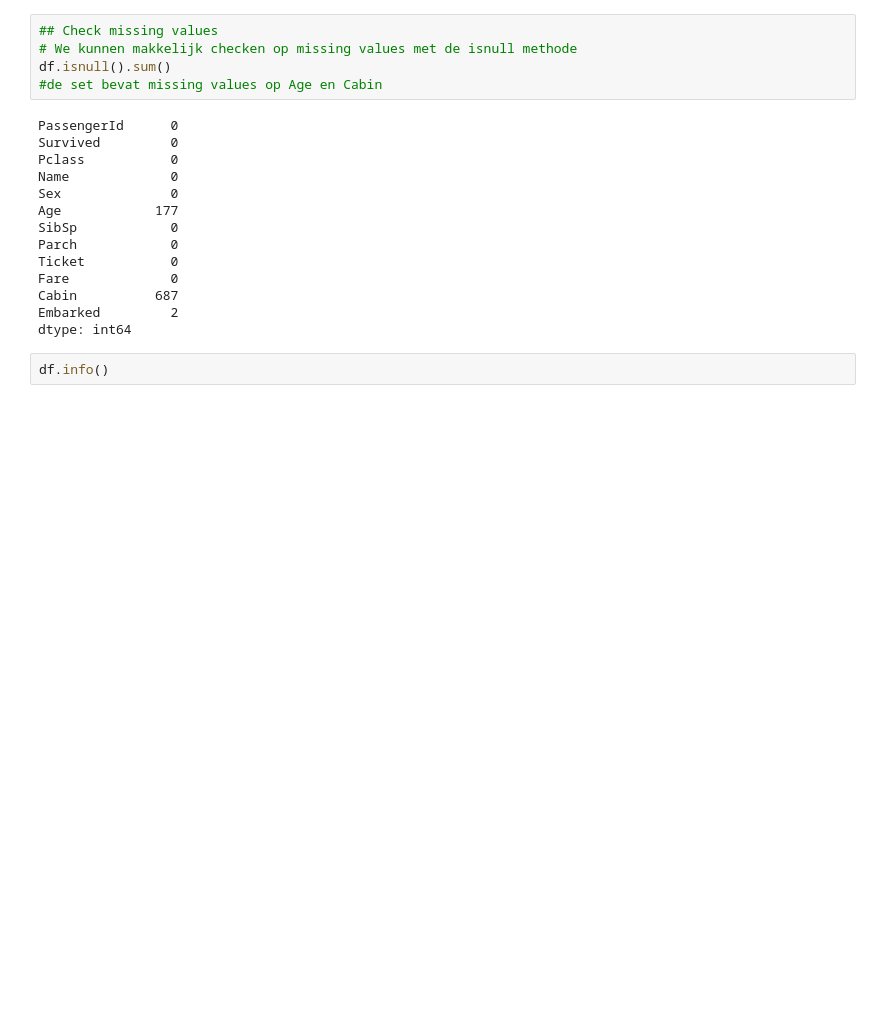
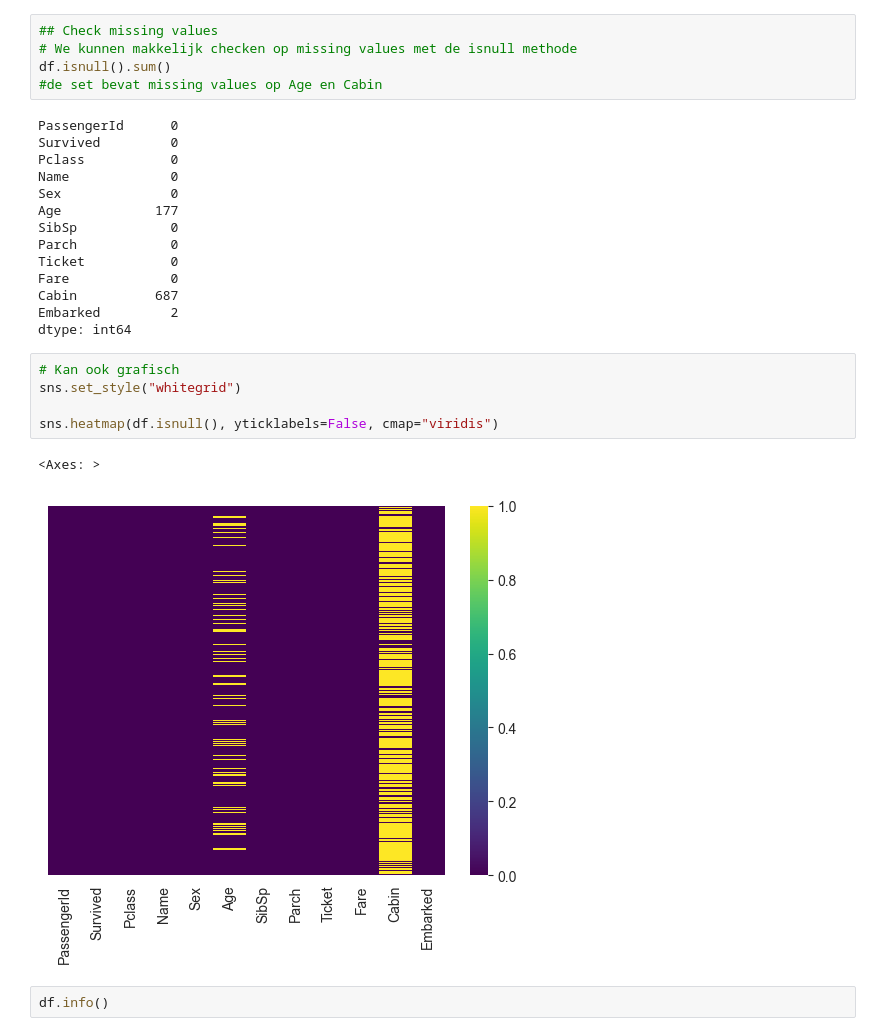
Before and after one commit to hanze-hbo-ict/Machine-Learning, a Jupyter notebook: Notebooks/Titanic (live coding HC week 1).ipynb, the cells around one changed output. Saved outputs shown, nothing was run; the diff lists cells and outputs as text; blank space fills up the shorter version.

```diff
--- a/Notebooks/Titanic (live coding HC week 1).ipynb
+++ b/Notebooks/Titanic (live coding HC week 1).ipynb
@@ -74,6 +74,14 @@ Fare             0
 Cabin          687
 Embarked         2
 dtype: int64
+# %%
+# Kan ook grafisch
+sns.set_style("whitegrid")
+
+sns.heatmap(df.isnull(), yticklabels=False, cmap="viridis")
+# %% [output]
+<Axes: >
+[figure, added]
 # %%
 df.info()
 # %% [output]
```
Also changed, not shown: parts of 5 cells of this notebook, 23 other files.
